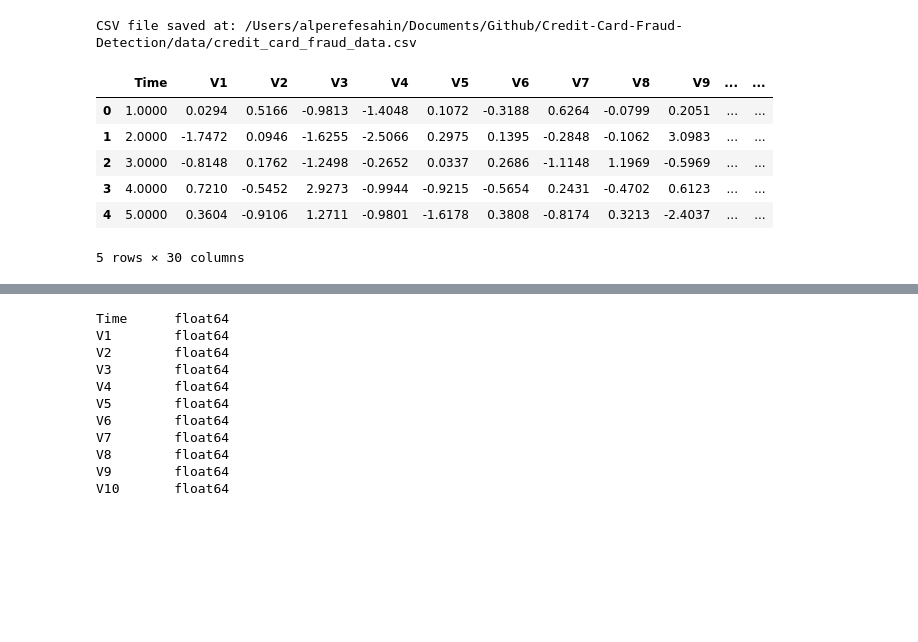
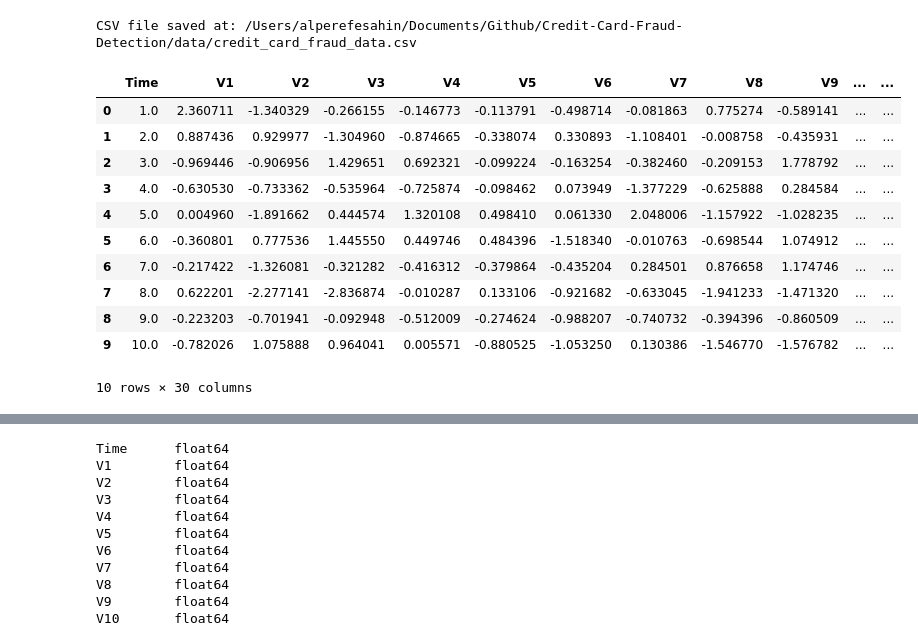
Before and after one commit to FlutterWiz/Credit-Card-Fraud-Detection, a Jupyter notebook: main/dummy_dataset_creator_func.ipynb, the cells around one changed output, grey strips where cells are left out. Cells and saved outputs as stored; diff of their text form; code cells hidden in the pictures; blank space fills up the shorter version.

```diff
--- a/main/dummy_dataset_creator_func.ipynb
+++ b/main/dummy_dataset_creator_func.ipynb
@@ -36,16 +41,20 @@ create_dummy_fraud_detection_dataset()
 CSV file saved at: /Users/alperefesahin/Documents/Github/Credit-Card-Fraud-Detection/data/credit_card_fraud_data.csv
 # %%
 # Check the dataset
-file = os.path.join(os.path.expanduser('~'), 'Desktop', 'credit_card_fraud_data.csv')
+file = os.path.join(os.path.expanduser('~'), 'Documents/Github/Credit-Card-Fraud-Detection/data', 'credit_card_fraud_data.csv')
 df = pd.read_csv(file)
 
-# Display the first 5 rows of the DataFrame
-df.head()
+df.head(10)
 # %% [output]
 |  | Time | V1 | V2 | V3 | V4 | V5 | V6 | V7 | V8 | V9 | ... | ... |
-| 0 | 1.0000 | 0.0294 | 0.5166 | -0.9813 | -1.4048 | 0.1072 | -0.3188 | 0.6264 | -0.0799 | 0.2051 | ... | ... |
-| 1 | 2.0000 | -1.7472 | 0.0946 | -1.6255 | -2.5066 | 0.2975 | 0.1395 | -0.2848 | -0.1062 | 3.0983 | ... | ... |
-| 2 | 3.0000 | -0.8148 | 0.1762 | -1.2498 | -0.2652 | 0.0337 | 0.2686 | -1.1148 | 1.1969 | -0.5969 | ... | ... |
-| 3 | 4.0000 | 0.7210 | -0.5452 | 2.9273 | -0.9944 | -0.9215 | -0.5654 | 0.2431 | -0.4702 | 0.6123 | ... | ... |
-| 4 | 5.0000 | 0.3604 | -0.9106 | 1.2711 | -0.9801 | -1.6178 | 0.3808 | -0.8174 | 0.3213 | -2.4037 | ... | ... |
+| 0 | 1.0 | 2.360711 | -1.340329 | -0.266155 | -0.146773 | -0.113791 | -0.498714 | -0.081863 | 0.775274 | -0.589141 | ... | ... |
+| 1 | 2.0 | 0.887436 | 0.929977 | -1.304960 | -0.874665 | -0.338074 | 0.330893 | -1.108401 | -0.008758 | -0.435931 | ... | ... |
+| 2 | 3.0 | -0.969446 | -0.906956 | 1.429651 | 0.692321 | -0.099224 | -0.163254 | -0.382460 | -0.209153 | 1.778792 | ... | ... |
+| 3 | 4.0 | -0.630530 | -0.733362 | -0.535964 | -0.725874 | -0.098462 | 0.073949 | -1.377229 | -0.625888 | 0.284584 | ... | ... |
+| 4 | 5.0 | 0.004960 | -1.891662 | 0.444574 | 1.320108 | 0.498410 | 0.061330 | 2.048006 | -1.157922 | -1.028235 | ... | ... |
+| 5 | 6.0 | -0.360801 | 0.777536 | 1.445550 | 0.449746 | 0.484396 | -1.518340 | -0.010763 | -0.698544 | 1.074912 | ... | ... |
+| 6 | 7.0 | -0.217422 | -1.326081 | -0.321282 | -0.416312 | -0.379864 | -0.435204 | 0.284501 | 0.876658 | 1.174746 | ... | ... |
+| 7 | 8.0 | 0.622201 | -2.277141 | -2.836874 | -0.010287 | 0.133106 | -0.921682 | -0.633045 | -1.941233 | -1.471320 | ... | ... |
+| 8 | 9.0 | -0.223203 | -0.701941 | -0.092948 | -0.512009 | -0.274624 | -0.988207 | -0.740732 | -0.394396 | -0.860509 | ... | ... |
+| 9 | 10.0 | -0.782026 | 1.075888 | 0.964041 | 0.005571 | -0.880525 | -1.053250 | 0.130386 | -1.546770 | -1.576782 | ... | ... |
-5 rows × 30 columns
+10 rows × 30 columns
```
Also changed, not shown: parts of 2 cells of this notebook, 2 other files.
